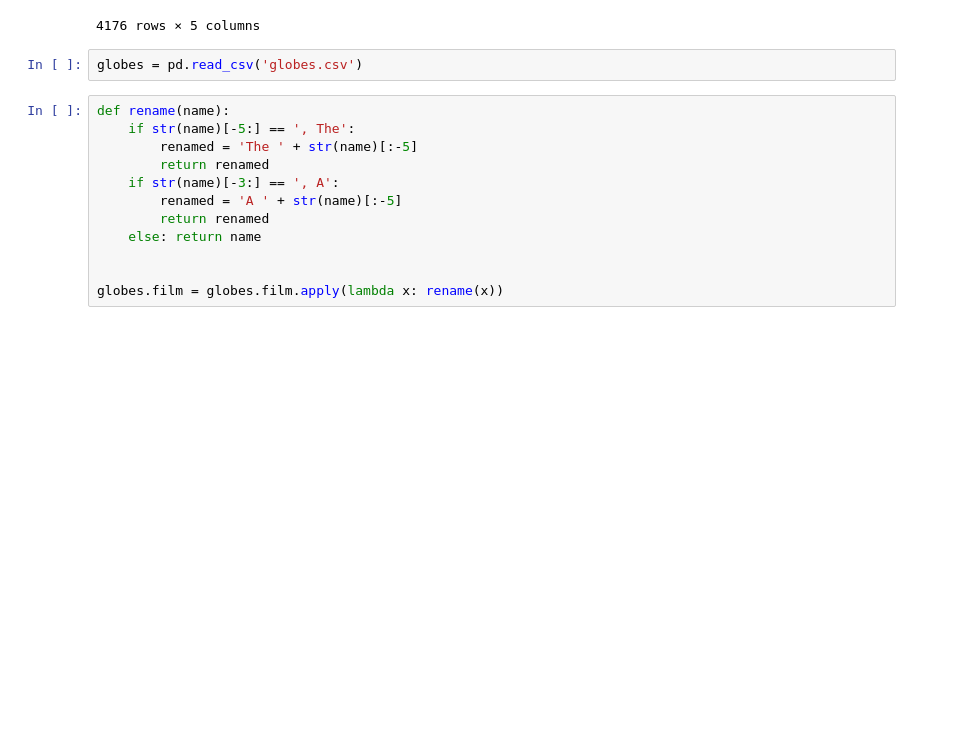
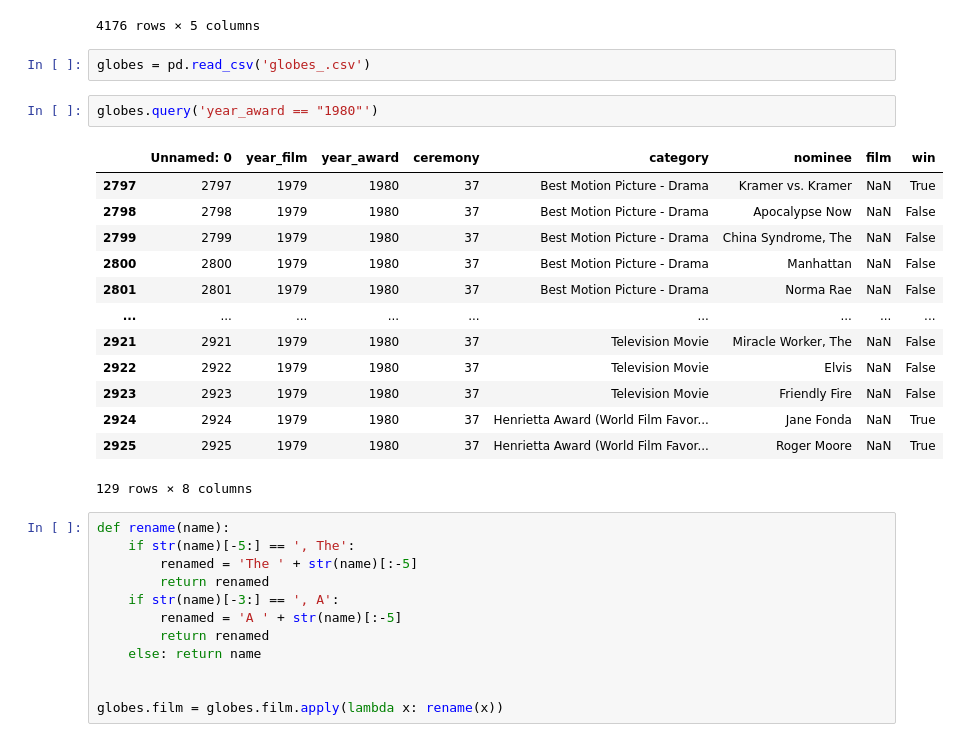
Before and after one commit to ricardopresto/films, a Jupyter notebook: film_awards1.ipynb, the cells around one changed output. Saved outputs shown, nothing was run; the diff lists cells and outputs as text; blank space fills up the shorter version.

```diff
--- a/film_awards1.ipynb
+++ b/film_awards1.ipynb
@@ -41,7 +41,23 @@ baftas
 | 4175 | 2020 | Film | Supporting Actress in 2020 | Once Upon a Time.. in Hollywood | Margot Robbie | False |
 4176 rows × 5 columns
 # %%
-globes = pd.read_csv('globes.csv')
+globes = pd.read_csv('globes_.csv')
+# %%
+globes.query('year_award == "1980"')
+# %% [output]
+|  | Unnamed: 0 | year_film | year_award | ceremony | category | nominee | film | win |
+| 2797 | 2797 | 1979 | 1980 | 37 | Best Motion Picture - Drama | Kramer vs. Kramer | NaN | True |
+| 2798 | 2798 | 1979 | 1980 | 37 | Best Motion Picture - Drama | Apocalypse Now | NaN | False |
+| 2799 | 2799 | 1979 | 1980 | 37 | Best Motion Picture - Drama | China Syndrome, The | NaN | False |
+| 2800 | 2800 | 1979 | 1980 | 37 | Best Motion Picture - Drama | Manhattan | NaN | False |
+| 2801 | 2801 | 1979 | 1980 | 37 | Best Motion Picture - Drama | Norma Rae | NaN | False |
+| ... | ... | ... | ... | ... | ... | ... | ... | ... |
+| 2921 | 2921 | 1979 | 1980 | 37 | Television Movie | Miracle Worker, The | NaN | False |
+| 2922 | 2922 | 1979 | 1980 | 37 | Television Movie | Elvis | NaN | False |
+| 2923 | 2923 | 1979 | 1980 | 37 | Television Movie | Friendly Fire | NaN | False |
+| 2924 | 2924 | 1979 | 1980 | 37 | Henrietta Award (World Film Favor... | Jane Fonda | NaN | True |
+| 2925 | 2925 | 1979 | 1980 | 37 | Henrietta Award (World Film Favor... | Roger Moore | NaN | True |
+129 rows × 8 columns
 # %%
 def rename(name):
     if str(name)[-5:] == ', The':
```
Also changed, not shown: parts of 26 cells of this notebook, 32 other files.
